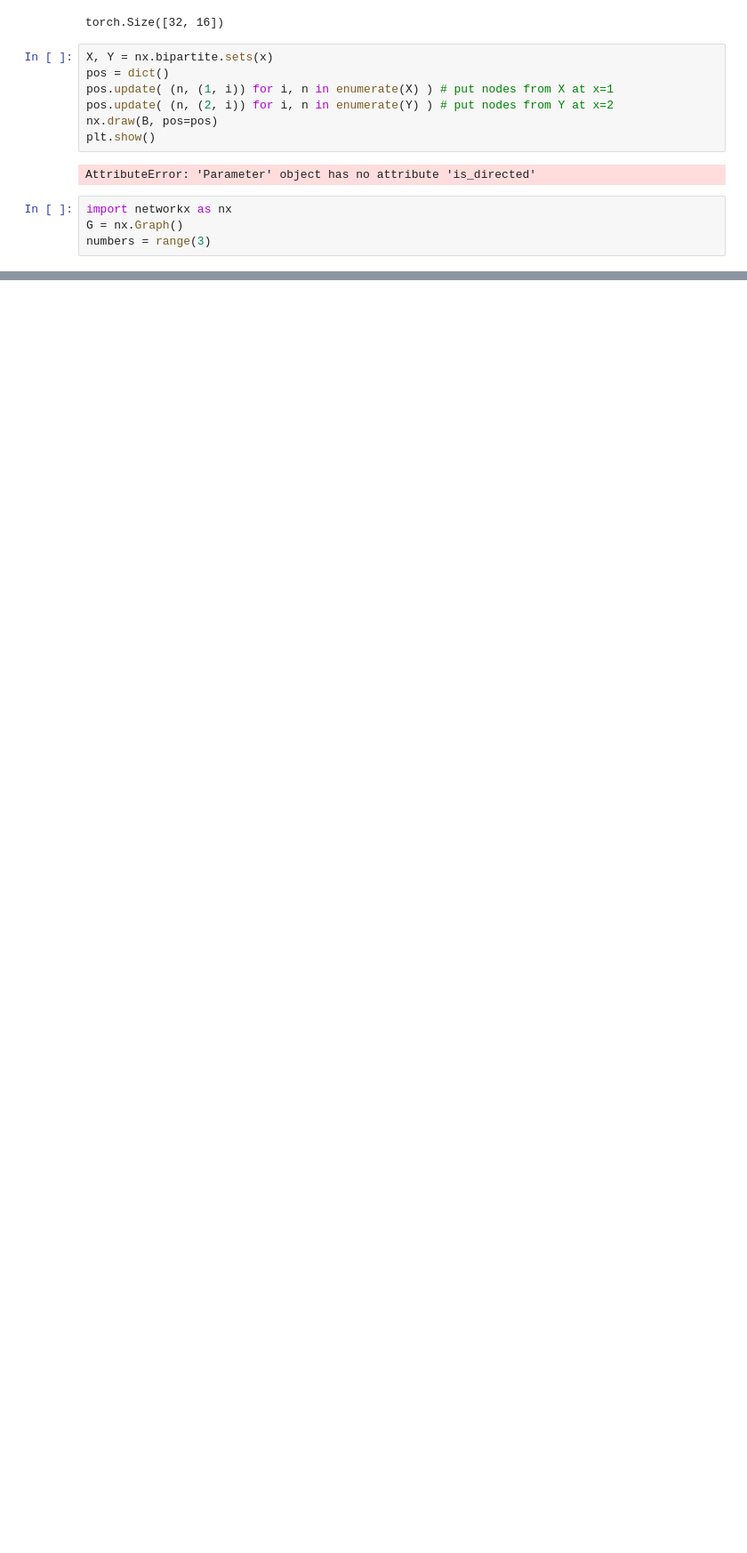
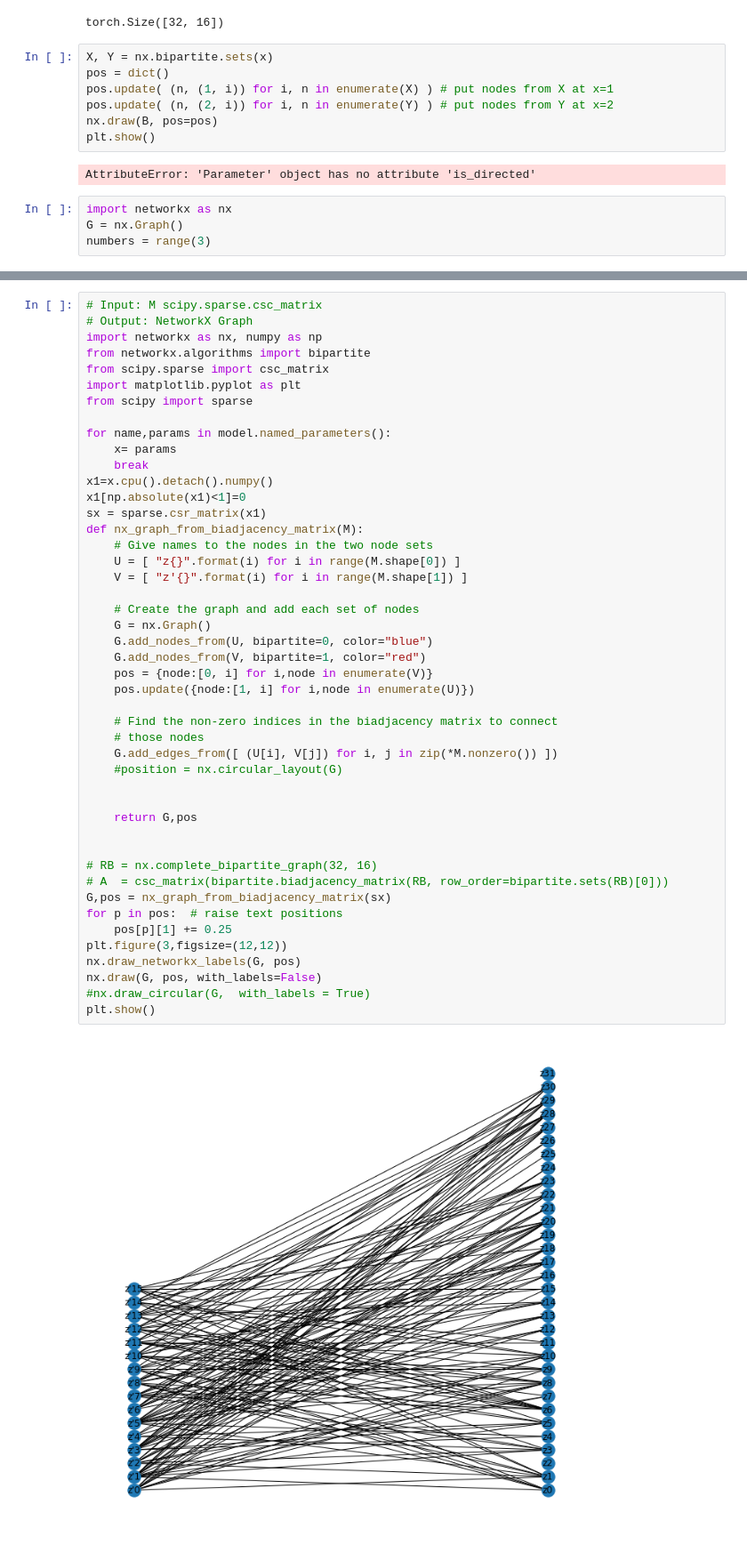
Before and after one commit to achintzeus1994/POISE_VAE, a Jupyter notebook: POISE_VAE_SVHN_MNIST/Xperiments.ipynb, the cells around one changed output, grey strips where cells are left out. Shown at 89% size. Saved outputs shown, nothing was run; the diff lists cells and outputs as text; blank space fills up the shorter version.

```diff
--- a/POISE_VAE_SVHN_MNIST/Xperiments.ipynb
+++ b/POISE_VAE_SVHN_MNIST/Xperiments.ipynb
@@ -443,0 +494,48 @@ numbers = range(3)
+# %%
+# Input: M scipy.sparse.csc_matrix
+# Output: NetworkX Graph
+import networkx as nx, numpy as np
+from networkx.algorithms import bipartite
+from scipy.sparse import csc_matrix
+import matplotlib.pyplot as plt
+from scipy import sparse
+
+for name,params in model.named_parameters():
+    x= params
+    break
+x1=x.cpu().detach().numpy()
+x1[np.absolute(x1)<1]=0
+sx = sparse.csr_matrix(x1)
+def nx_graph_from_biadjacency_matrix(M):
+    # Give names to the nodes in the two node sets
+    U = [ "z{}".format(i) for i in range(M.shape[0]) ]
+    V = [ "z'{}".format(i) for i in range(M.shape[1]) ]
+
+    # Create the graph and add each set of nodes
+    G = nx.Graph()
+    G.add_nodes_from(U, bipartite=0, color="blue")
+    G.add_nodes_from(V, bipartite=1, color="red")
+    pos = {node:[0, i] for i,node in enumerate(V)}
+    pos.update({node:[1, i] for i,node in enumerate(U)})
+
+    # Find the non-zero indices in the biadjacency matrix to connect
+    # those nodes
+    G.add_edges_from([ (U[i], V[j]) for i, j in zip(*M.nonzero()) ])
+    #position = nx.circular_layout(G)
+
+
+    return G,pos
+
+
+# RB = nx.complete_bipartite_graph(32, 16)
+# A  = csc_matrix(bipartite.biadjacency_matrix(RB, row_order=bipartite.sets(RB)[0]))
+G,pos = nx_graph_from_biadjacency_matrix(sx)
+for p in pos:  # raise text positions
+    pos[p][1] += 0.25
+plt.figure(3,figsize=(12,12))
+nx.draw_networkx_labels(G, pos)
+nx.draw(G, pos, with_labels=False)
+#nx.draw_circular(G,  with_labels = True)
+plt.show()
+# %% [output]
+[figure, added]
```
Also changed, not shown: parts of 12 cells of this notebook, 27 other files.
